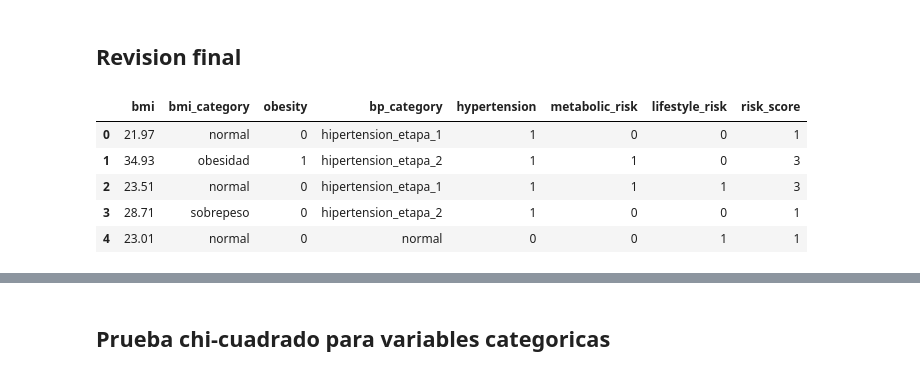
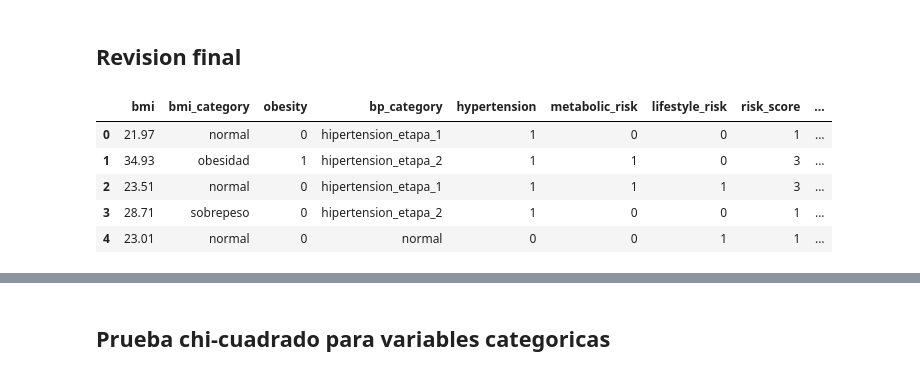
Before and after one commit to anaaacg/cardio, a Jupyter notebook: Feature_engineering.ipynb, the cells around one changed output, grey strips where cells are left out. Drawn from its saved outputs; the diff is of its cells as text; code cells hidden in the pictures.

```diff
--- a/Feature_engineering.ipynb
+++ b/Feature_engineering.ipynb
@@ -660,0 +661,18 @@ plt.show()
+# %%
+# Crear nuevas variables de presión arterial
+
+# 1. Presión de pulso: diferencia entre presión sistólica y diastólica
+df["pulse_pressure"] = df["ap_hi"] - df["ap_lo"]
+
+# 2. Presión arterial media
+# Fórmula correcta: (2 * presión diastólica + presión sistólica) / 3
+df["mean_arterial_pressure"] = (2 * df["ap_lo"] + df["ap_hi"]) / 3
+
+# 3. Interacción entre edad y presión sistólica
+df["age_pressure"] = df["age_years"] * df["ap_hi"]
+
+# Revisar las nuevas variables
+df[["ap_hi", "ap_lo", "age_years",
+    "pulse_pressure",
+    "mean_arterial_pressure",
+    "age_pressure"]].head()
@@ -663,25 +735,28 @@ plt.show()
 # %%
 # Variables creadas durante Feature Engineering
 variables_creadas = [
     "bmi",
     "bmi_category",
     "obesity",
     "bp_category",
     "hypertension",
     "metabolic_risk",
     "lifestyle_risk",
-    "risk_score"
+    "risk_score",
+    "pulse_pressure",
+    "mean_arterial_pressure",
+    "age_pressure"
 ]
 
 # Visualizar primeras filas de las variables creadas
 df[variables_creadas].head()
 # %% [output]
-|  | bmi | bmi_category | obesity | bp_category | hypertension | metabolic_risk | lifestyle_risk | risk_score |
-| 0 | 21.97 | normal | 0 | hipertension_etapa_1 | 1 | 0 | 0 | 1 |
-| 1 | 34.93 | obesidad | 1 | hipertension_etapa_2 | 1 | 1 | 0 | 3 |
-| 2 | 23.51 | normal | 0 | hipertension_etapa_1 | 1 | 1 | 1 | 3 |
-| 3 | 28.71 | sobrepeso | 0 | hipertension_etapa_2 | 1 | 0 | 0 | 1 |
-| 4 | 23.01 | normal | 0 | normal | 0 | 0 | 1 | 1 |
+|  | bmi | bmi_category | obesity | bp_category | hypertension | metabolic_risk | lifestyle_risk | risk_score | ... |
+| 0 | 21.97 | normal | 0 | hipertension_etapa_1 | 1 | 0 | 0 | 1 | ... |
+| 1 | 34.93 | obesidad | 1 | hipertension_etapa_2 | 1 | 1 | 0 | 3 | ... |
+| 2 | 23.51 | normal | 0 | hipertension_etapa_1 | 1 | 1 | 1 | 3 | ... |
+| 3 | 28.71 | sobrepeso | 0 | hipertension_etapa_2 | 1 | 0 | 0 | 1 | ... |
+| 4 | 23.01 | normal | 0 | normal | 0 | 0 | 1 | 1 | ... |
 # %%
 # Revisar columnas finales del dataset
 df.columns.tolist()
```
Also changed, not shown: parts of 77 cells of this notebook, 7 other files.
